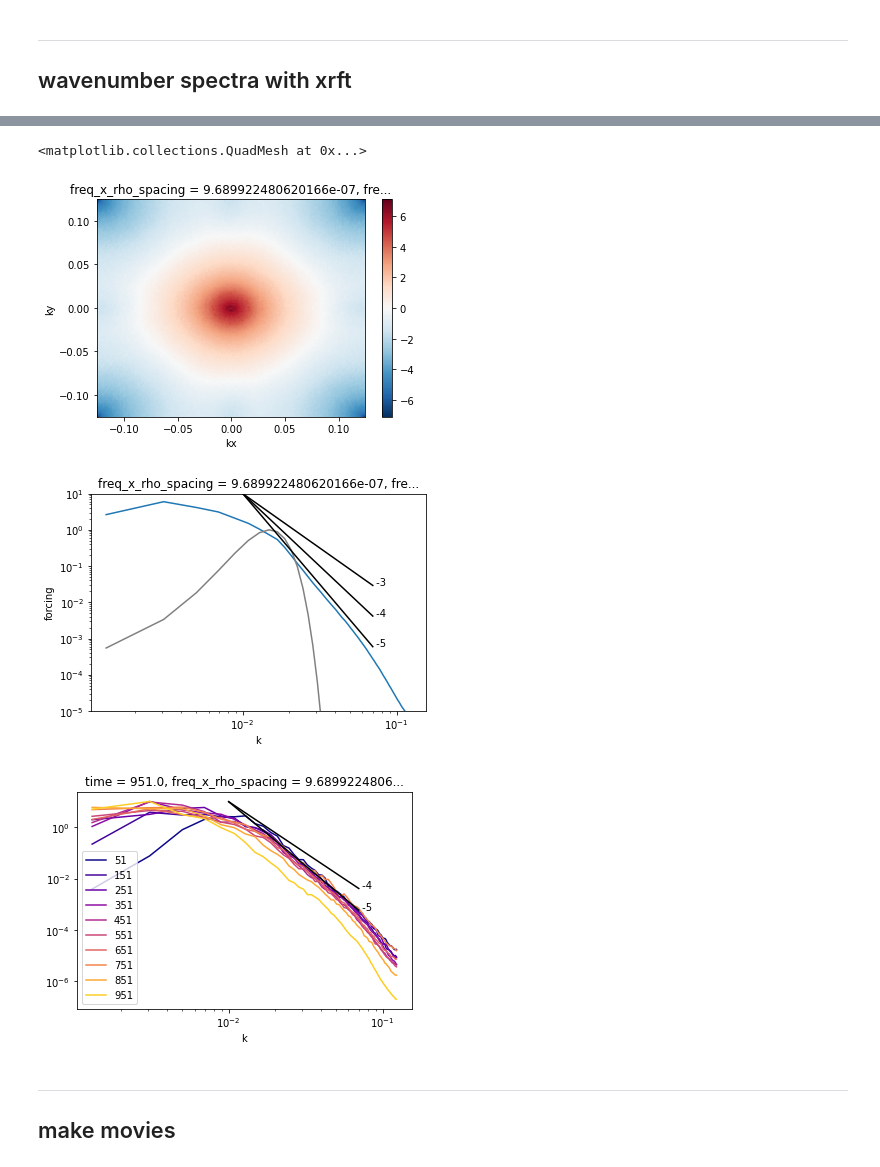
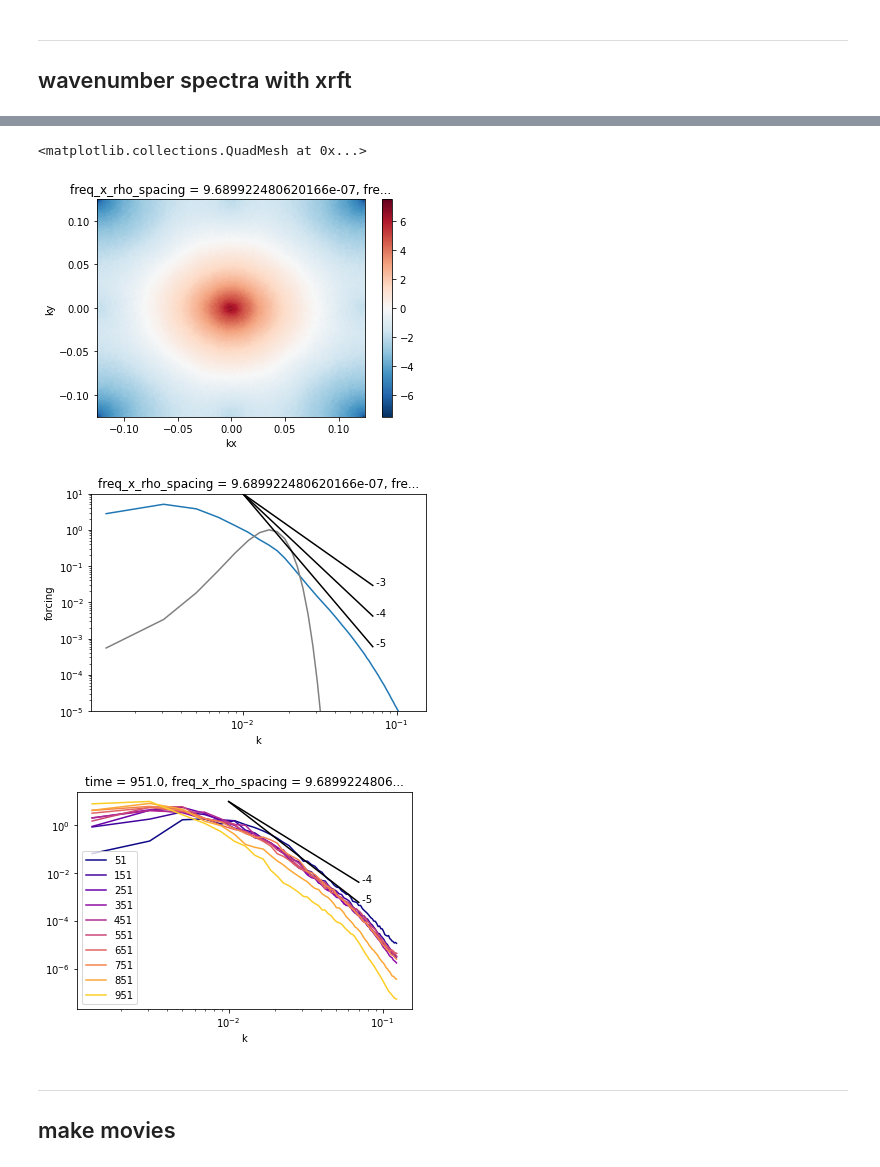
Before and after one commit to slgentil/croco, a Jupyter notebook: tutorials/fsturb.ipynb, the cells around one changed output, grey strips where cells are left out. Drawn from its saved outputs; the diff is of its cells as text; code cells hidden in the pictures.

```diff
--- a/tutorials/fsturb.ipynb
+++ b/tutorials/fsturb.ipynb
@@ -39,7 +37,8 @@ client
 #root_path = '/home1/scratch/aponte/'
 root_path = '/home/c11-data/Test_aponte/fsturb/'
 
-run = 'fsturb_m1_4km_0a1000j/'
+run = 'fsturb_m0_4km_0a1000j/'
+#run = 'fsturb_m1_4km_0a1000j/'
 #run = 'fsturb_m0_a1m2_4km_0a1000j/'
 #m, a = 1, '1m2'
 #m, a = 0, '5m2'
@@ -285,15 +152,0 @@ plot_Fy(pout, ax=hdl.axes[0,-1])
-# %%
-# from history files
-u, v = r['his']['u_t_dirac'], r['his']['v_t_dirac']
-zeta_his = (-r.xgrid.derivative(u, 'eta') + r.xgrid.derivative(v, 'xi'))
-
-for t in [50, 100]:
-
-    f_zeta = r.xgrid.interp(r.xgrid.interp(r['grid'].f, 'eta'), 'xi')
-    hdl = ((zeta_his/f_zeta).sel(time=t, s_rho=[-1,-.8,-.4, 0.], method='nearest')
-             .plot(x='x_u', y='y_v', col='s_rho', col_wrap=2,
-                   subplot_kws={'aspect':'equal'},
-                   aspect=.5, figsize=(15,9),
-                   ylim=(900*1e3, 2000*1e3))
-    )
-    plot_Fy(pout, ax=hdl.axes[0,-1])
@@ -303,8 +152,0 @@ for t in [50, 100]:
-# %%
-for t in [50, 100, 150]:
-
-    f_zeta = r.xgrid.interp(r.xgrid.interp(r['grid'].f, 'eta'), 'xi')
-    plt.figure()
-    hdl = ((zeta_his/f_zeta).sel(time=t, s_rho=[-1,-.8,-.4, 0.], y_v=1400e3, method='nearest')
-             .plot(x='x_u', hue='s_rho', figsize=(10,5)) #col='s_rho', col_wrap=2
-    )
@@ -411,3 +170,0 @@ lds = (ds.u_t_dirac
-# %%
-for t in lds.time.values:
-    plt.plot(lds.sel(time=t), lds.sel(time=t).z_u)
@@ -467,7 +192,7 @@ ky = (ekehat['freq_y_rho']*1e3).rename('ky [1/km]')
 np.log10(ekehat.assign_coords(kx=kx, ky=ky)).plot(x='kx', y='ky') #, subplot_kws={'aspect':'equal'}, aspect=.5, figsize=(5,5))
 # %% [output]
 <matplotlib.collections.QuadMesh at 0x...>
-[figure, old version]
+[figure, new version]
 # %%
 ekehat_iso = xrft.isotropize(ekehat, ['freq_y_rho','freq_x_rho'])
 ekehat_iso = ekehat_iso.assign_coords(k=ekehat_iso.freq_r*1e3)
@@ -493,7 +218,7 @@ F.plot(x='k', xscale='log', yscale='log',
 
 add_slope(k_start=1e-2, k_end=1e-1, level_start=1e1, slope=[-3, -4, -5])
 # %% [output]
-[figure, old version]
+[figure, new version]
 # %%
 u = r['surf']['u'].sel(time=slice(50,1000,100))
 v = r['surf']['v'].sel(time=slice(50,1000,100))
@@ -515,16 +240,16 @@ ekehat_iso = ekehat_iso.persist()
 # %%
 #hdl = ekehat_iso.plot(x='k', hue='time', xscale='log', yscale='log')
 #
-colors = get_cmap_colors(ekehat_iso.time.size)
+colors = cplt.get_cmap_colors(ekehat_iso.time.size)
 for t, c in zip(ekehat_iso.time, colors):
     ekehat_iso.sel(time=t).plot(x='k', color=c,
                                 xscale='log', yscale='log',
                                 label='{t}'.format(t=int(t)))
 plt.legend()
 #add_slope(1e-2, 1e-1, 1e-2, [-4,-5])
 add_slope(k_start=1e-2, k_end=1e-1, level_start=1e1, slope=[-4, -5])
 # %% [output]
-[figure, old version]
+[figure, new version]
 # %% [markdown]
 ---
 
```
Also changed, not shown: parts of 31 cells of this notebook, 6 other files.
